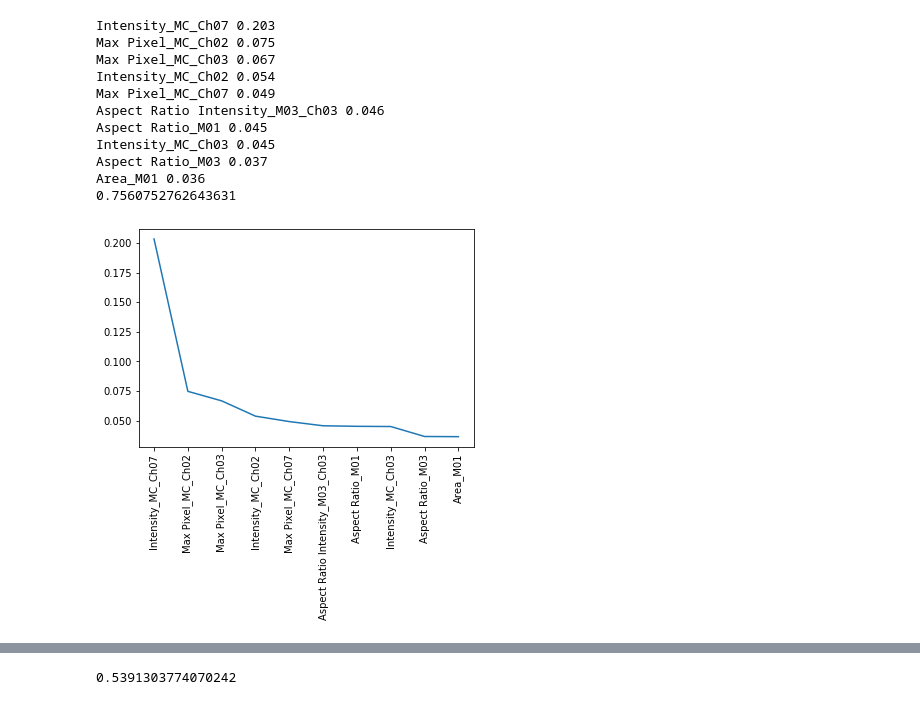
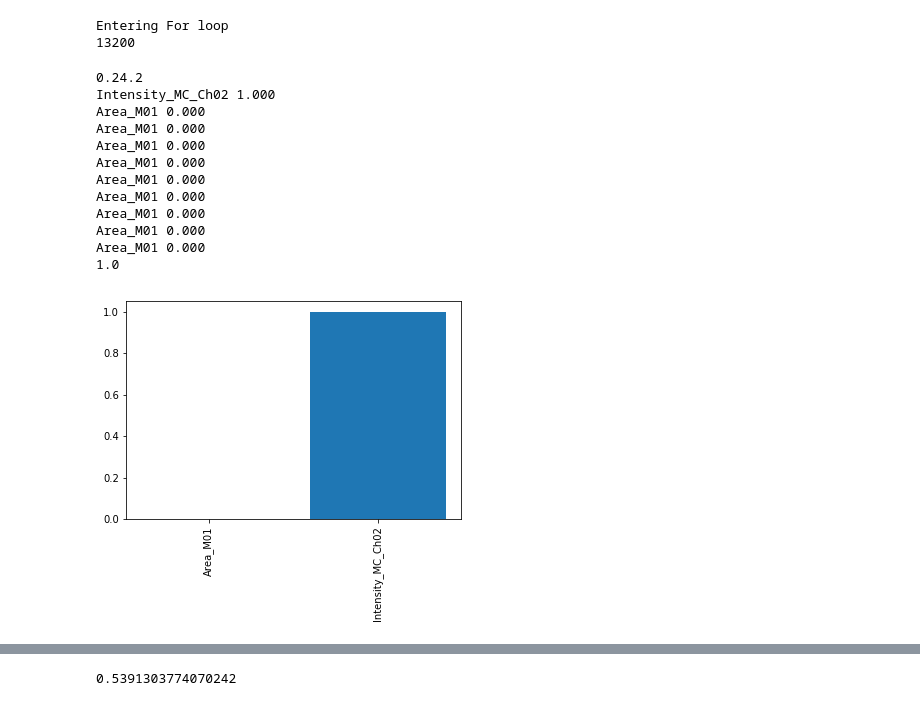
Before and after one commit to ankitbhatia/bioimage_aging, a Jupyter notebook: ImageStream Feature analysis.ipynb, the cells around one changed output, grey strips where cells are left out. Cells and saved outputs as stored; diff of their text form; code cells hidden in the pictures.

```diff
--- a/ImageStream Feature analysis.ipynb
+++ b/ImageStream Feature analysis.ipynb
@@ -1,10 +1,12 @@
 # %%
+# !pip install pandas
+
 import pandas as pd
 
 # db = pd.read_csv('../features_db.csv')
-db = pd.read_csv('/home/ankitb/Downloads/features0.csv')
+db = pd.read_csv('../Amrita_29feb/features.csv')
 # db = pd.read_csv('/home/ankitb/Downloads/features1.csv')
-db.sample(frac=0.2)
+# db.sample(frac=0.2)
 db.head()
 
 db.columns
@@ -30,76 +16,87 @@ Index(['Class', 'Object Number', 'Area_M01', 'Area_M02', 'Area_M03',
 from BioAnalysis import BioAnalysis
 import numpy as np
 from tqdm import tqdm, trange
+import sys
 
 analysis = BioAnalysis()
 
 filtered = analysis.getFilteredIndices()
 
 filtered_db = pd.DataFrame(columns=db.columns)
-
-for row in filtered:
+print('Entering For loop')
+for idx,row in enumerate(filtered):
     filtered_db = filtered_db.append(db[(db.Class == int(row[0])) & (db["Object Number"]==int(row[1]))])
+    if idx%100==0:
+        sys.stdout.write(str(idx) + '\r')
+        sys.stdout.flush()
+# %% [output]
+Entering For loop
+13200
 # %%
 from sklearn.tree import DecisionTreeClassifier
 from sklearn.model_selection import cross_val_score
 import numpy as np
+import matplotlib.pyplot as plt
+print(pd.__version__)
 
-# new_db = filtered_db
-new_db = db
+new_db = filtered_db
+# new_db = db
 new_db.sample(frac=1)
-indexNames = new_db[ (new_db['Intensity_MC_Ch02'] < 0)
-                   & (new_db['Intensity_MC_Ch07'] < 0)
-                   & (new_db['Aspect Ratio_M01'] <0.8)].index
-new_db.drop(indexNames , inplace=True)
+# indexNames = new_db[ (new_db['Intensity_MC_Ch02'] < 0)
+#                    & (new_db['Intensity_MC_Ch07'] < 0)
+#                    & (new_db['Aspect Ratio_M01'] <0.8)].index
+# new_db.drop(indexNames , inplace=True)
 
-Y = new_db.Intensity_MC_Ch11.to_numpy()
+Y = new_db.Intensity_MC_Ch02.to_numpy()
 Y = Y>0
 X = new_db.drop(['Class', 'Object Number',], axis=1)
 # X = X.drop(['Mean Pixel_M01_Ch01'], axis=1)
 X = X.drop([i for i in X.columns if "Ch01" in i] , axis=1)
 X = X.drop([i for i in X.columns if "Ch09" in i] , axis=1)
 X = X.drop([i for i in X.columns if "Ch06" in i] , axis=1)
-X = X.drop([i for i in X.columns if "Ch11" in i] , axis=1)
-X = X.drop([i for i in X.columns if "M11" in i] , axis=1)
+# X = X.drop([i for i in X.columns if "Ch11" in i] , axis=1)
+# X = X.drop([i for i in X.columns if "M11" in i] , axis=1)
 # X = X.drop([i for i in X.columns if "Modulation" in i] , axis=1)
 X = X.drop([i for i in X.columns if "Bkgd Mean" in i] , axis=1)
 
 
 X = X.drop(X.columns[X.isna().any()].tolist(), axis=1)
-
+X.shape
 
 clf = DecisionTreeClassifier(criterion='entropy')
 sol = clf.fit(X.to_numpy(),Y.astype('int'))
 #print((sol.feature_importances_))
 
 imp = sol.feature_importances_
 features = {}
 for i in range(0,10):
     print(X.columns[np.argmax(imp)] + ' ' + '{:0.3f}'.format(np.max(imp)))
     features[X.columns[np.argmax(imp)]] = np.max(imp)
     imp[np.argmax(imp)] = 0
 
+s = cross_val_score(clf, X.to_numpy(), Y.astype('int'), cv=20, n_jobs=-1)
+print(np.mean(s))
+
 names = list(features.keys())
 values = list(features.values())
-plt.plot(names, values)
+plt.figure()
+plt.bar(names, values)
 plt.xticks(rotation=90)
-
-
-s = cross_val_score(clf, X.to_numpy(), Y.astype('int'), cv=20, n_jobs=-1)
-print(np.mean(s))
+plt.show()
 # %% [output]
-Intensity_MC_Ch07 0.203
-Max Pixel_MC_Ch02 0.075
-Max Pixel_MC_Ch03 0.067
-Intensity_MC_Ch02 0.054
-Max Pixel_MC_Ch07 0.049
-Aspect Ratio Intensity_M03_Ch03 0.046
-Aspect Ratio_M01 0.045
-Intensity_MC_Ch03 0.045
-Aspect Ratio_M03 0.037
-Area_M01 0.036
-0.7560752762643631
+0.24.2
+Intensity_MC_Ch02 1.000
+Area_M01 0.000
+Area_M01 0.000
+Area_M01 0.000
+Area_M01 0.000
+Area_M01 0.000
+Area_M01 0.000
+Area_M01 0.000
+Area_M01 0.000
+Area_M01 0.000
+1.0
-[figure, old version]
+[figure, new version]
 # %%
 from scipy.stats import mannwhitneyu
 kl_young = new_db[(new_db.Class ==1)].Intensity_MC_Ch11
```
Also changed, not shown: parts of 3 cells of this notebook, 11 other files.
